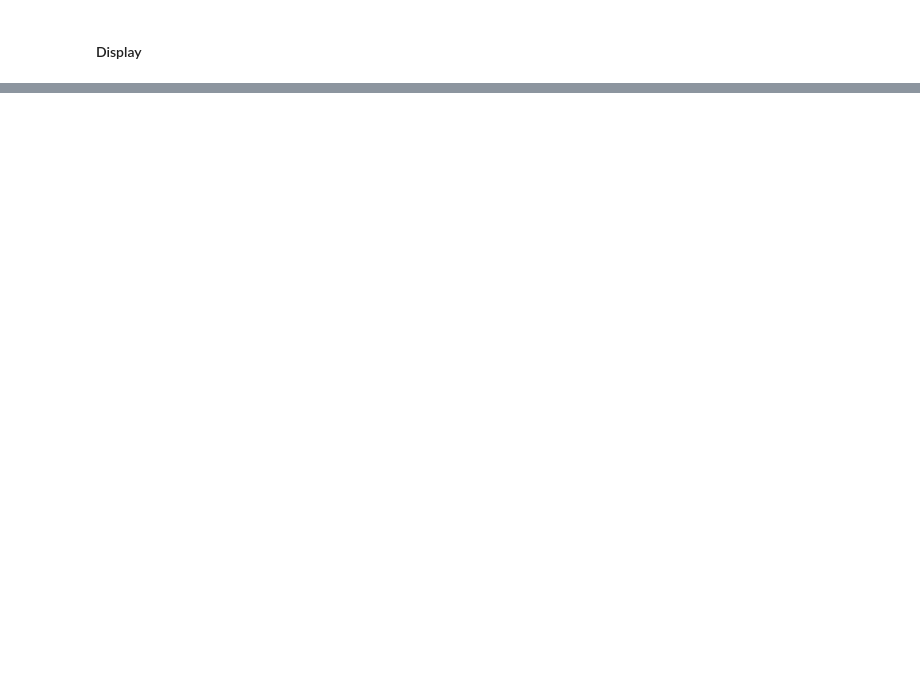
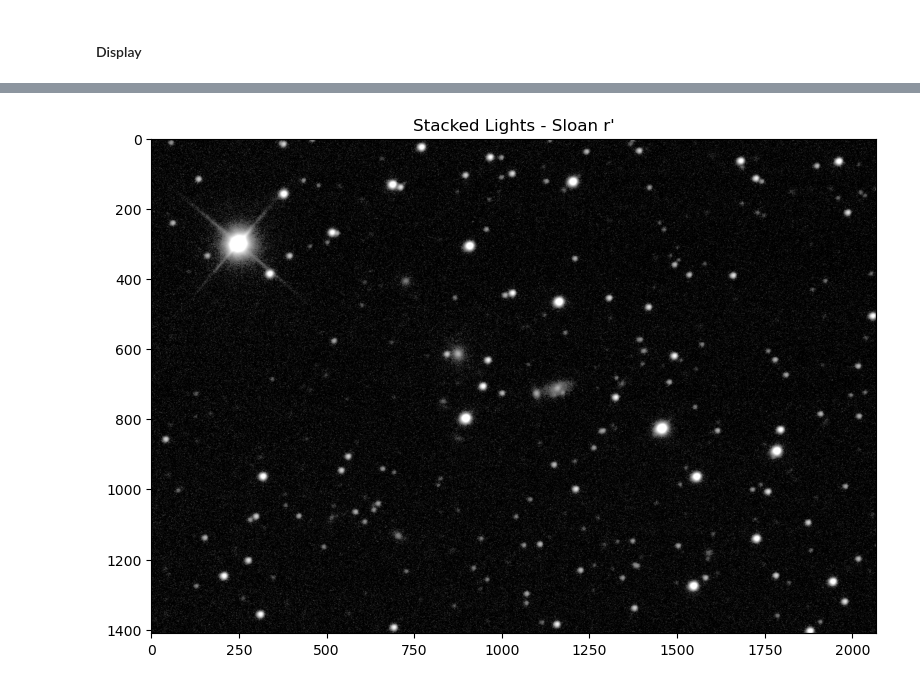
Before and after one commit to brianhill/transient-astronomy, a Jupyter notebook: targets/SN_2022abik/2022-12-1415/analysis-luke.ipynb, the cells around one changed output, grey strips where cells are left out. Drawn from its saved outputs; the diff is of its cells as text; code cells hidden in the pictures; blank space fills up the shorter version.

```diff
--- a/targets/SN_2022abik/2022-12-1415/analysis-luke.ipynb
+++ b/targets/SN_2022abik/2022-12-1415/analysis-luke.ipynb
@@ -172,0 +316,13 @@ TypeError: Invalid shape (30, 1411, 2072) for image data
+# %%
+# Stacked Sloan r' Image
+
+fig, axes = plt.subplots(1, 1, figsize=(8, 6))
+
+axes.imshow(transformed_stacked_subtracted_list[SLOAN_R_FILTER], cmap='gray')
+
+axes.set_title("Stacked Lights - " + filter_full_names[SLOAN_R_FILTER])
+
+plt.tight_layout()
+plt.show()
+# %% [output]
+[figure, added]
```
Also changed, not shown: parts of 20 cells of this notebook.
